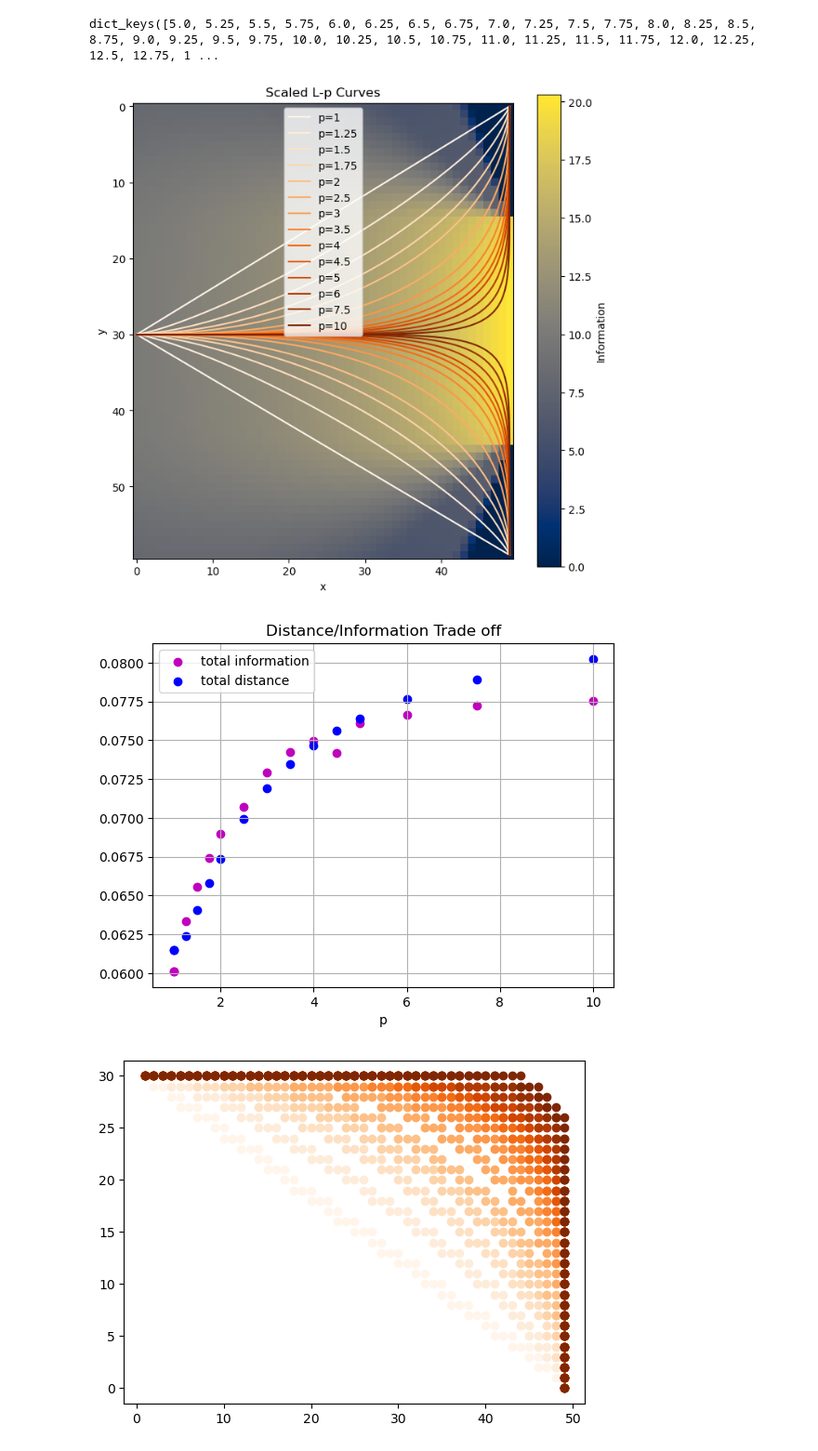
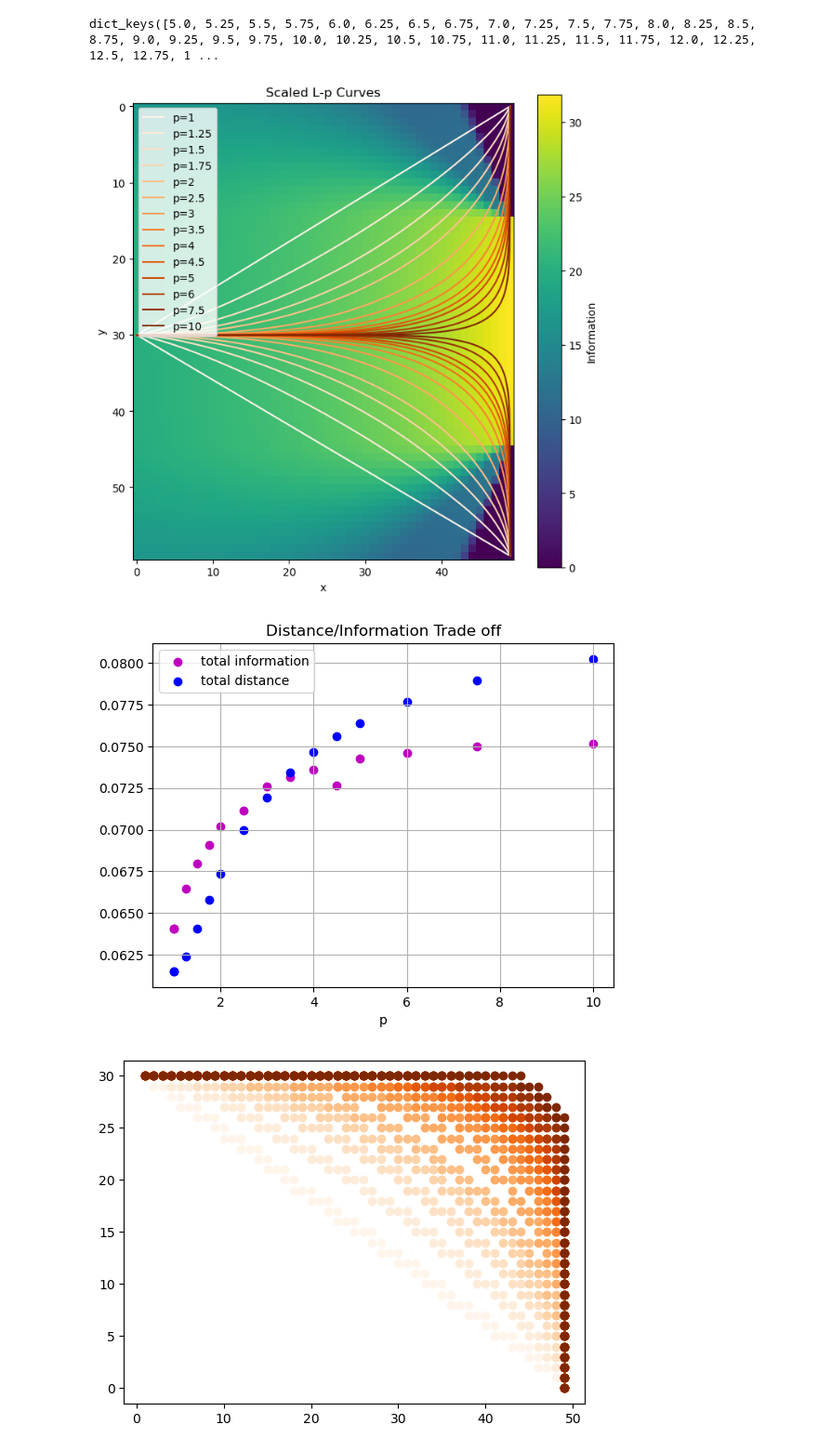
Before and after one commit to reecekeller/active_sensing, a Jupyter notebook: act_sense/data/aperture_test.ipynb, the cells around one changed output. Shown: that part at 93% size. Drawn from its saved outputs; the diff is of its cells as text; code cells hidden in the pictures.

```diff
--- a/act_sense/data/aperture_test.ipynb
+++ b/act_sense/data/aperture_test.ipynb
@@ -220,7 +220,7 @@ def lp_curve_scaled(p, num_points=10000, start=(30, 0), end=(60, 50)):
 # Plot Lp curves for different p with start at (30, 0) and end at (60, 50)
 def plot_overlay(p_values, info_map, start=(30, 0), end1=(60, 50), end2 = (60, 50)):
     plt.figure(figsize=(8, 8))
-    plt.imshow(info_map, cmap = 'cividis')
+    plt.imshow(info_map, cmap = 'viridis')
     plt.colorbar().set_label('Information')
 
     colors = plt.cm.Oranges(np.linspace(0, 1, len(p_values)))  # You can choose other colormaps
@@ -237,7 +237,7 @@ def plot_overlay(p_values, info_map, start=(30, 0), end1=(60, 50), end2 = (60, 5
     plt.title('Scaled L-p Curves')
     plt.xlabel('x')
     plt.ylabel('y')
-    plt.legend()
+    plt.legend(loc='upper left')
     plt.show()
 
 
@@ -256,7 +256,7 @@ arena_length = 60
 arena_width = 60
 arena = Arena(length=arena_length, width=60, height=50)
 
-res = 1
+res = 0.25
 widths = np.arange(5, 15 + res, res)
 p_values = [1, 1.25, 1.5, 1.75, 2, 2.5, 3, 3.5, 4, 4.5, 5, 6, 7.5, 10]  # Different p values for L-p norms
 # %%
@@ -330,15 +323,15 @@ aperture_dict.keys(14.78=)
 # %% [output]
 dict_keys([5.0, 5.25, 5.5, 5.75, 6.0, 6.25, 6.5, 6.75, 7.0, 7.25, 7.5, 7.75, 8.0, 8.25, 8.5, 8.75, 9.0, 9.25, 9.5, 9.75, 10.0, 10.25, 10.5, 10.75, 11.0, 11.25, 11.5, 11.75, 12.0, 12.25, 12.5, 12.75, 1 ...
 # %%
-info_mat = aperture_dict[14.75] #aperture finer grain, radius scaling.
+info_mat = aperture_dict[15] #aperture finer grain, radius scaling.
 
 _ = plot_overlay(p_values, info_mat, start=(0, 30), end1=(49, 0), end2=(49, 59))
 p_info_sum = integrate_info_path(data, info_mat)
 p_dist_sum = integrate_path(data)
 plot_trade_off(p_info_sum, p_dist_sum)
 # %% [output]
-[figure, old version]
+[figure, new version]
-[figure, old version]
+[figure, new version]
 # %%
 coords = get_matrix_positions(data)
 colors = plt.cm.Oranges(np.linspace(0, 1, len(p_values)))  # You can choose other colormaps
```
Also changed, not shown: parts of 1 cell of this notebook, 41 other files.
